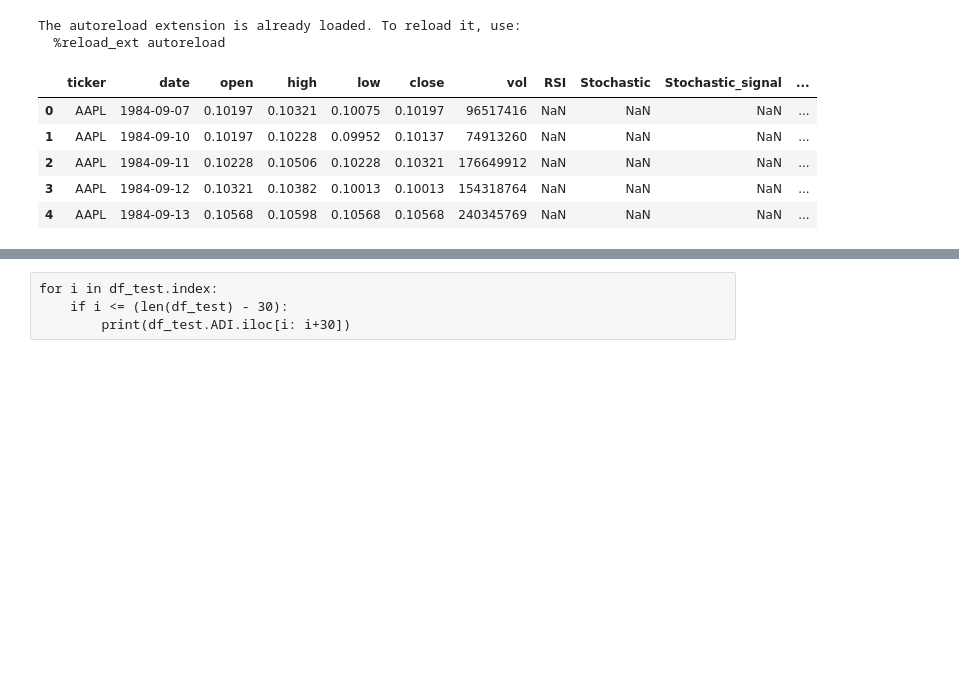
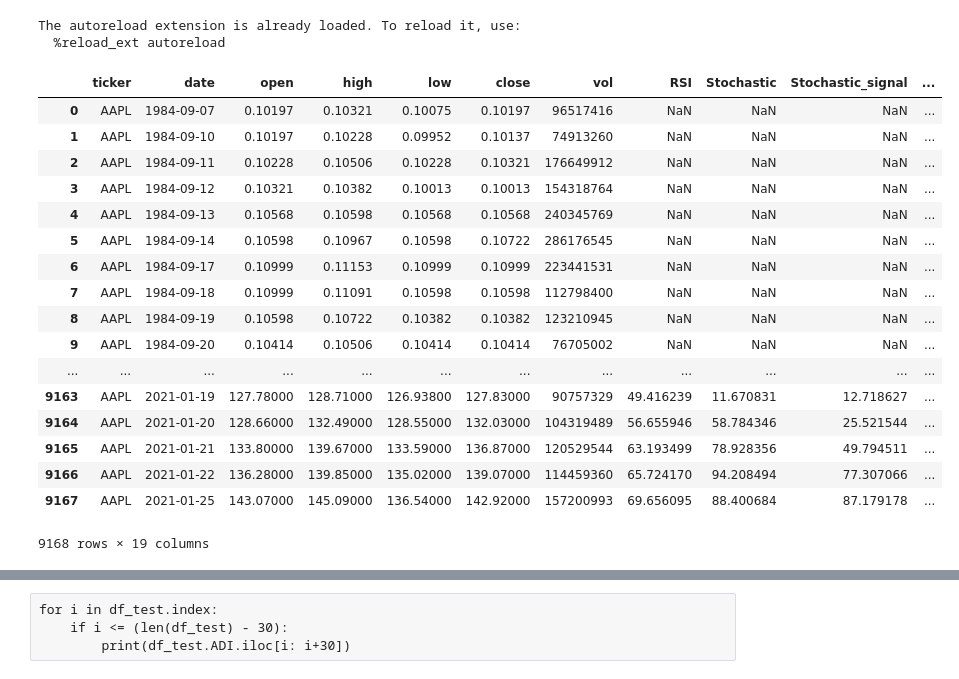
Before and after one commit to marcin-sobocinski/mlchartist, a Jupyter notebook: notebooks/features_apple.ipynb, the cells around one changed output, grey strips where cells are left out. Saved outputs shown, nothing was run; the diff lists cells and outputs as text; code cells hidden in the pictures; blank space fills up the shorter version.

```diff
--- a/notebooks/features_apple.ipynb
+++ b/notebooks/features_apple.ipynb
@@ -15,7 +15,7 @@ df.columns = [proper_name(col) for col in df.columns]
 # %%
 df['date'] = to_date(df, 'date')
 # %%
-df['ticker'] = df.ticker.str.strip('.US')
+df['ticker'] = df.ticker.str.rstrip('.US')
 # %%
 df.drop(columns=['per', 'time', 'openint'], inplace=True)
 # %%
@@ -44,11 +44,23 @@ df['MACD'] = MACD(close=df[CLOSE]).macd()
 df['MACD_diff'] = MACD(close=df[CLOSE]).macd_diff()
 df['MACD_signal'] = MACD(close=df[CLOSE]).macd_signal()
 # %%
-df.head()
+df
 # %% [output]
 |  | ticker | date | open | high | low | close | vol | RSI | Stochastic | Stochastic_signal | ... |
 | 0 | AAPL | 1984-09-07 | 0.10197 | 0.10321 | 0.10075 | 0.10197 | 96517416 | NaN | NaN | NaN | ... |
 | 1 | AAPL | 1984-09-10 | 0.10197 | 0.10228 | 0.09952 | 0.10137 | 74913260 | NaN | NaN | NaN | ... |
 | 2 | AAPL | 1984-09-11 | 0.10228 | 0.10506 | 0.10228 | 0.10321 | 176649912 | NaN | NaN | NaN | ... |
 | 3 | AAPL | 1984-09-12 | 0.10321 | 0.10382 | 0.10013 | 0.10013 | 154318764 | NaN | NaN | NaN | ... |
 | 4 | AAPL | 1984-09-13 | 0.10568 | 0.10598 | 0.10568 | 0.10568 | 240345769 | NaN | NaN | NaN | ... |
+| 5 | AAPL | 1984-09-14 | 0.10598 | 0.10967 | 0.10598 | 0.10722 | 286176545 | NaN | NaN | NaN | ... |
+| 6 | AAPL | 1984-09-17 | 0.10999 | 0.11153 | 0.10999 | 0.10999 | 223441531 | NaN | NaN | NaN | ... |
+| 7 | AAPL | 1984-09-18 | 0.10999 | 0.11091 | 0.10598 | 0.10598 | 112798400 | NaN | NaN | NaN | ... |
+| 8 | AAPL | 1984-09-19 | 0.10598 | 0.10722 | 0.10382 | 0.10382 | 123210945 | NaN | NaN | NaN | ... |
+| 9 | AAPL | 1984-09-20 | 0.10414 | 0.10506 | 0.10414 | 0.10414 | 76705002 | NaN | NaN | NaN | ... |
+| ... | ... | ... | ... | ... | ... | ... | ... | ... | ... | ... | ... |
+| 9163 | AAPL | 2021-01-19 | 127.78000 | 128.71000 | 126.93800 | 127.83000 | 90757329 | 49.416239 | 11.670831 | 12.718627 | ... |
+| 9164 | AAPL | 2021-01-20 | 128.66000 | 132.49000 | 128.55000 | 132.03000 | 104319489 | 56.655946 | 58.784346 | 25.521544 | ... |
+| 9165 | AAPL | 2021-01-21 | 133.80000 | 139.67000 | 133.59000 | 136.87000 | 120529544 | 63.193499 | 78.928356 | 49.794511 | ... |
+| 9166 | AAPL | 2021-01-22 | 136.28000 | 139.85000 | 135.02000 | 139.07000 | 114459360 | 65.724170 | 94.208494 | 77.307066 | ... |
+| 9167 | AAPL | 2021-01-25 | 143.07000 | 145.09000 | 136.54000 | 142.92000 | 157200993 | 69.656095 | 88.400684 | 87.179178 | ... |
+9168 rows × 19 columns
```
Also changed, not shown: parts of 3 cells of this notebook, 1 other file.
